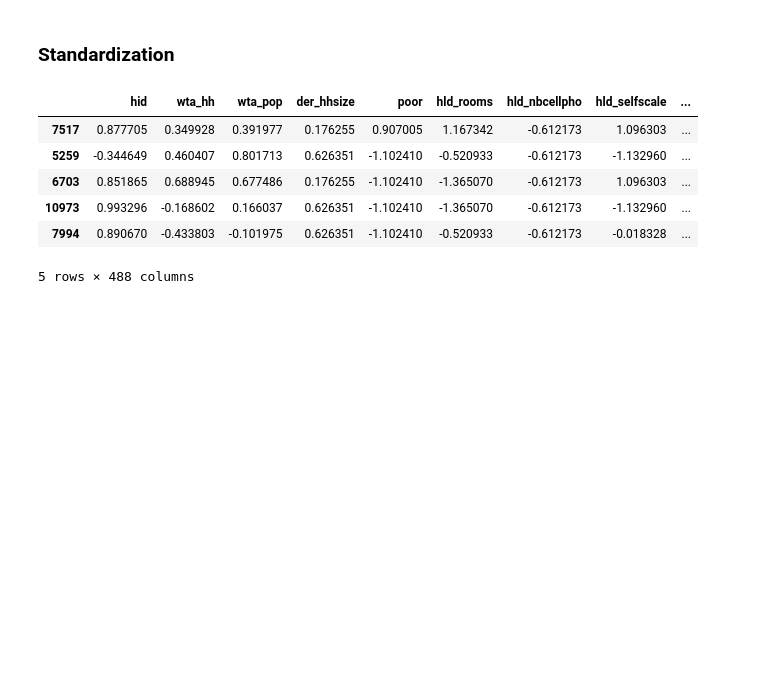
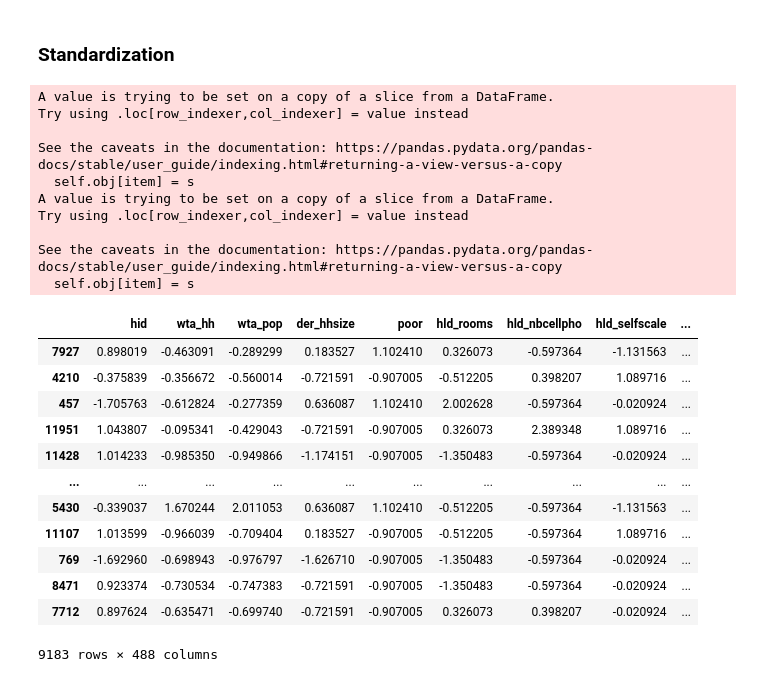
Before and after one commit to mikep67/mkp_code, a Jupyter notebook: Institute of Data Course/Project 3/notebooks/1.0 LogRegressionMWI.ipynb, the cells around one changed output. Cells and saved outputs as stored; diff of their text form; code cells hidden in the pictures; blank space fills up the shorter version.

```diff
--- a/Institute of Data Course/Project 3/notebooks/1.0 LogRegressionMWI.ipynb
+++ b/Institute of Data Course/Project 3/notebooks/1.0 LogRegressionMWI.ipynb
@@ -151,12 +183,27 @@ def standardize(df, numeric_only=True):
     return df
 # %%
 standardize(mwi_train)
-mwi_train.head()
 # %% [output]
+A value is trying to be set on a copy of a slice from a DataFrame.
+Try using .loc[row_indexer,col_indexer] = value instead
+
+See the caveats in the documentation: https://pandas.pydata.org/pandas-docs/stable/user_guide/indexing.html#returning-a-view-versus-a-copy
+  self.obj[item] = s
+A value is trying to be set on a copy of a slice from a DataFrame.
+Try using .loc[row_indexer,col_indexer] = value instead
+
+See the caveats in the documentation: https://pandas.pydata.org/pandas-docs/stable/user_guide/indexing.html#returning-a-view-versus-a-copy
+  self.obj[item] = s
 |  | hid | wta_hh | wta_pop | der_hhsize | poor | hld_rooms | hld_nbcellpho | hld_selfscale | ... |
-| 7517 | 0.877705 | 0.349928 | 0.391977 | 0.176255 | 0.907005 | 1.167342 | -0.612173 | 1.096303 | ... |
-| 5259 | -0.344649 | 0.460407 | 0.801713 | 0.626351 | -1.102410 | -0.520933 | -0.612173 | -1.132960 | ... |
-| 6703 | 0.851865 | 0.688945 | 0.677486 | 0.176255 | -1.102410 | -1.365070 | -0.612173 | 1.096303 | ... |
-| 10973 | 0.993296 | -0.168602 | 0.166037 | 0.626351 | -1.102410 | -1.365070 | -0.612173 | -1.132960 | ... |
-| 7994 | 0.890670 | -0.433803 | -0.101975 | 0.626351 | -1.102410 | -0.520933 | -0.612173 | -0.018328 | ... |
+| 7927 | 0.898019 | -0.463091 | -0.289299 | 0.183527 | 1.102410 | 0.326073 | -0.597364 | -1.131563 | ... |
+| 4210 | -0.375839 | -0.356672 | -0.560014 | -0.721591 | -0.907005 | -0.512205 | 0.398207 | 1.089716 | ... |
+| 457 | -1.705763 | -0.612824 | -0.277359 | 0.636087 | 1.102410 | 2.002628 | -0.597364 | -0.020924 | ... |
+| 11951 | 1.043807 | -0.095341 | -0.429043 | -0.721591 | -0.907005 | 0.326073 | 2.389348 | 1.089716 | ... |
+| 11428 | 1.014233 | -0.985350 | -0.949866 | -1.174151 | -0.907005 | -1.350483 | -0.597364 | -0.020924 | ... |
+| ... | ... | ... | ... | ... | ... | ... | ... | ... | ... |
+| 5430 | -0.339037 | 1.670244 | 2.011053 | 0.636087 | 1.102410 | -0.512205 | -0.597364 | -1.131563 | ... |
+| 11107 | 1.013599 | -0.966039 | -0.709404 | 0.183527 | -0.907005 | -0.512205 | -0.597364 | 1.089716 | ... |
+| 769 | -1.692960 | -0.698943 | -0.976797 | -1.626710 | -0.907005 | -1.350483 | -0.597364 | -0.020924 | ... |
+| 8471 | 0.923374 | -0.730534 | -0.747383 | -0.721591 | -0.907005 | -1.350483 | -0.597364 | -0.020924 | ... |
+| 7712 | 0.897624 | -0.635471 | -0.699740 | -0.721591 | -0.907005 | 0.326073 | 0.398207 | -0.020924 | ... |
-5 rows × 488 columns
+9183 rows × 488 columns
```
Also changed, not shown: parts of 22 cells of this notebook, 3 other files.
